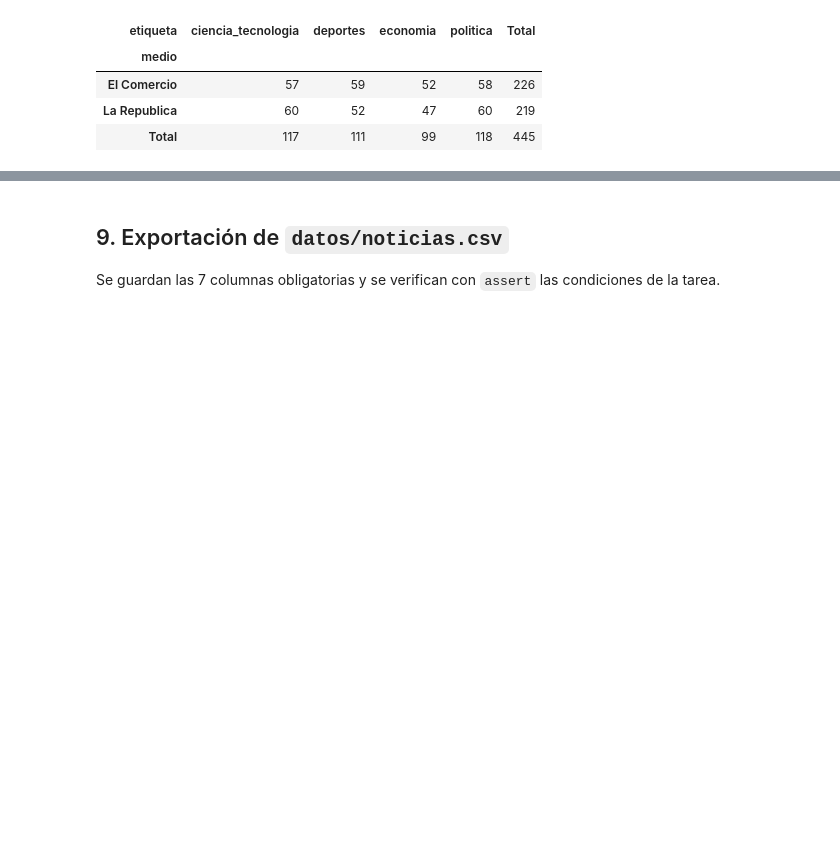
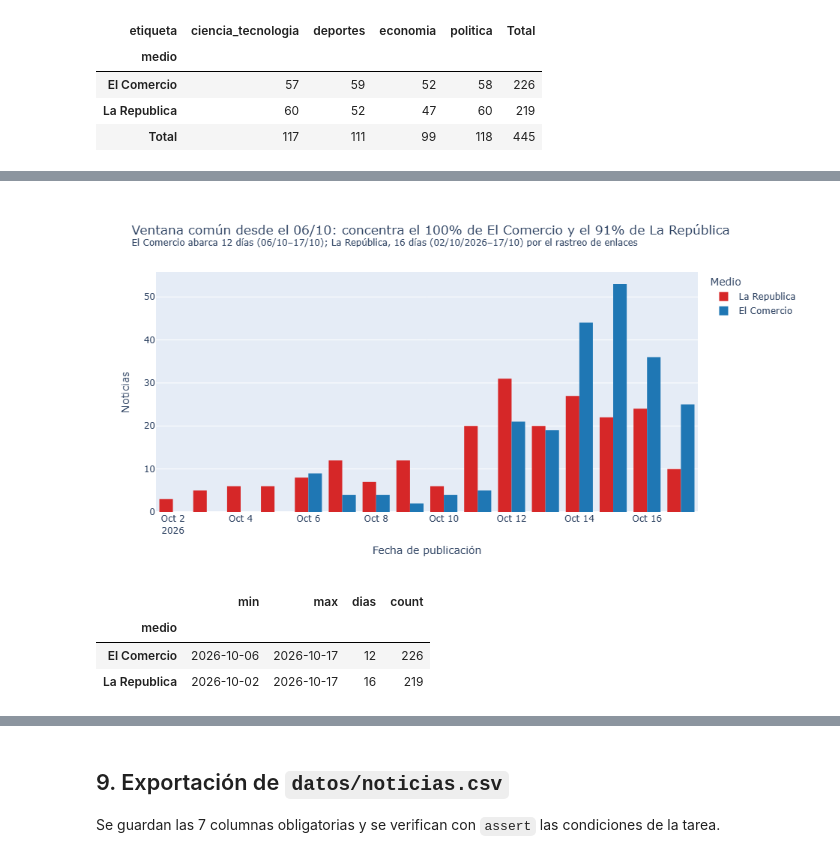
Before and after one commit to rodnm/intermediate-python-hw, a Jupyter notebook: tarea_1/01_recoleccion.ipynb, the cells around one changed output, grey strips where cells are left out. Drawn from its saved outputs; the diff is of its cells as text; code cells hidden in the pictures; blank space fills up the shorter version.

```diff
--- a/tarea_1/01_recoleccion.ipynb
+++ b/tarea_1/01_recoleccion.ipynb
@@ -554,0 +578,24 @@ Noticias finales por medio y categoría:
+# %%
+rango = df.groupby("medio")["fecha_dt"].agg(["min", "max", "count"])
+rango["dias"] = (rango["max"] - rango["min"]).dt.days + 1
+ec, lr = rango.loc["El Comercio"], rango.loc["La Republica"]
+inicio_comun = max(ec["min"], lr["min"])
+en_ventana = (df["fecha_dt"] >= inicio_comun).groupby(df["medio"]).mean()
+
+fig2 = px.histogram(
+    df, x="fecha_dt", color="medio", barmode="group", color_discrete_map=COLORES_MEDIO,
+    labels={"fecha_dt": "Fecha de publicación", "medio": "Medio"},
+    title=(f"Ventana común desde el {inicio_comun:%d/%m}: concentra el {en_ventana['El Comercio']:.0%} de El Comercio "
+           f"y el {en_ventana['La Republica']:.0%} de La República"
+           f"<br><sup>El Comercio abarca {ec['dias']} días ({ec['min']:%d/%m}–{ec['max']:%d/%m}); "
+           f"La República, {lr['dias']} días ({lr['min']:%d/%m/%Y}–{lr['max']:%d/%m}) por el rastreo de enlaces</sup>"),
+)
+fig2.update_layout(yaxis_title="Noticias")
+fig2.show()
+display(rango[["min", "max", "dias", "count"]])
+# %% [output]
+[figure, added]
+|  | min | max | dias | count |
+| medio |  |  |  |  |
+| El Comercio | 2026-10-06 | 2026-10-17 | 12 | 226 |
+| La Republica | 2026-10-02 | 2026-10-17 | 16 | 219 |
```
Also changed, not shown: parts of 6 cells of this notebook.
